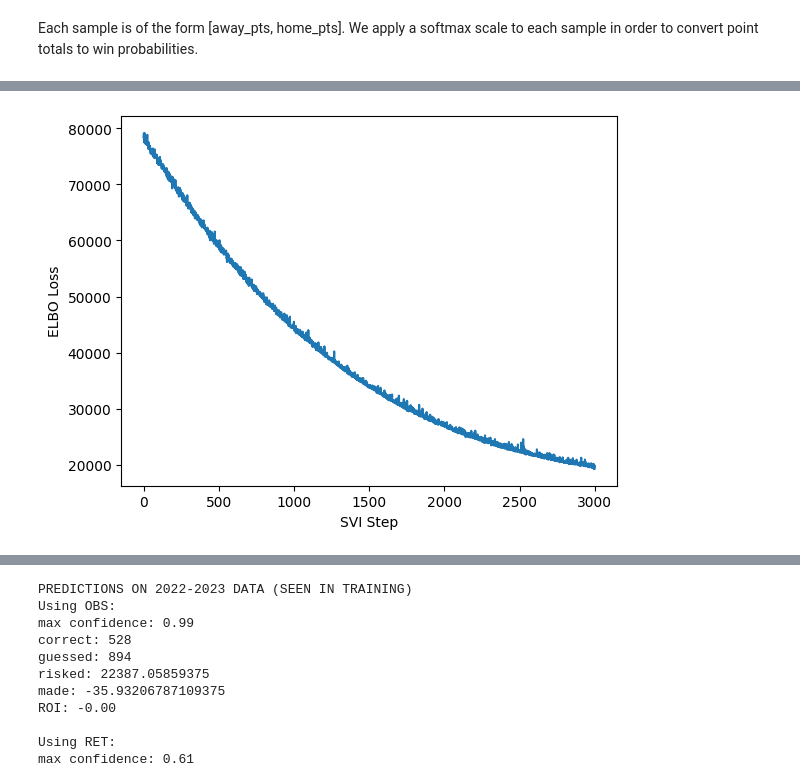
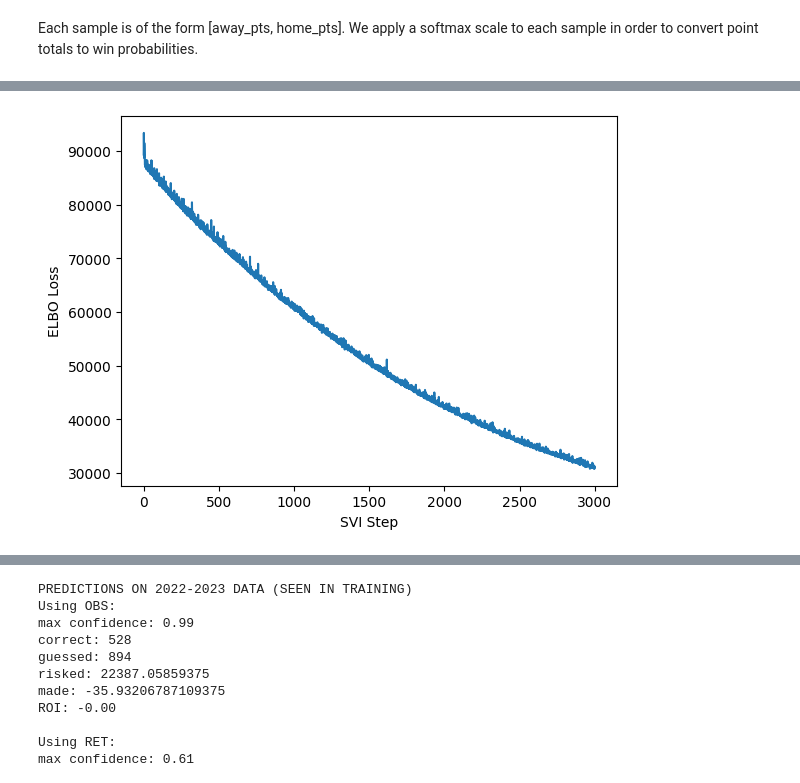
Before and after one commit to Andrei-Treil/betting_bot, a Jupyter notebook: notebooks/bnn_betting.ipynb, the cells around one changed output, grey strips where cells are left out. Saved outputs shown, nothing was run; the diff lists cells and outputs as text; code cells hidden in the pictures.

```diff
--- a/notebooks/bnn_betting.ipynb
+++ b/notebooks/bnn_betting.ipynb
@@ -1035,13 +1037,13 @@ from pyro.optim import Adam
 from torch.nn import LogSoftmax
 
 pyro.clear_param_store()
-bnn_cat = BNN_Cont(in_dim=14,first_hid_dim=112,sec_hid_dim=112,thir_hid_dim=112,four_hid_dim=112,out_dim=2,prior_scale=0.75,bias_scale=7)
+bnn_cat = BNN_Cont(in_dim=14,first_hid_dim=112,sec_hid_dim=112,thir_hid_dim=112,four_hid_dim=112,out_dim=2,prior_scale=1,bias_scale=7)
 # guide = AutoDelta(bnn_cat)
 guide = AutoDiagonalNormal(bnn_cat,init_scale=0.1)
 
 num_steps = 3000
 
-init_lr = 0.0001
+init_lr = 0.001
 gamma = 0.0001
 lrd = gamma ** (1/num_steps)
 # optim = ClippedAdam({'lr': init_lr, 'lrd': lrd, "betas": (0.95, 0.999)})
@@ -1076,3 +1078,3 @@ plt.show()
-[figure, old version]
+[figure, new version]
 # %%
 pyro.clear_param_store()
```
Also changed, not shown: parts of 17 cells of this notebook, 1 other file.
